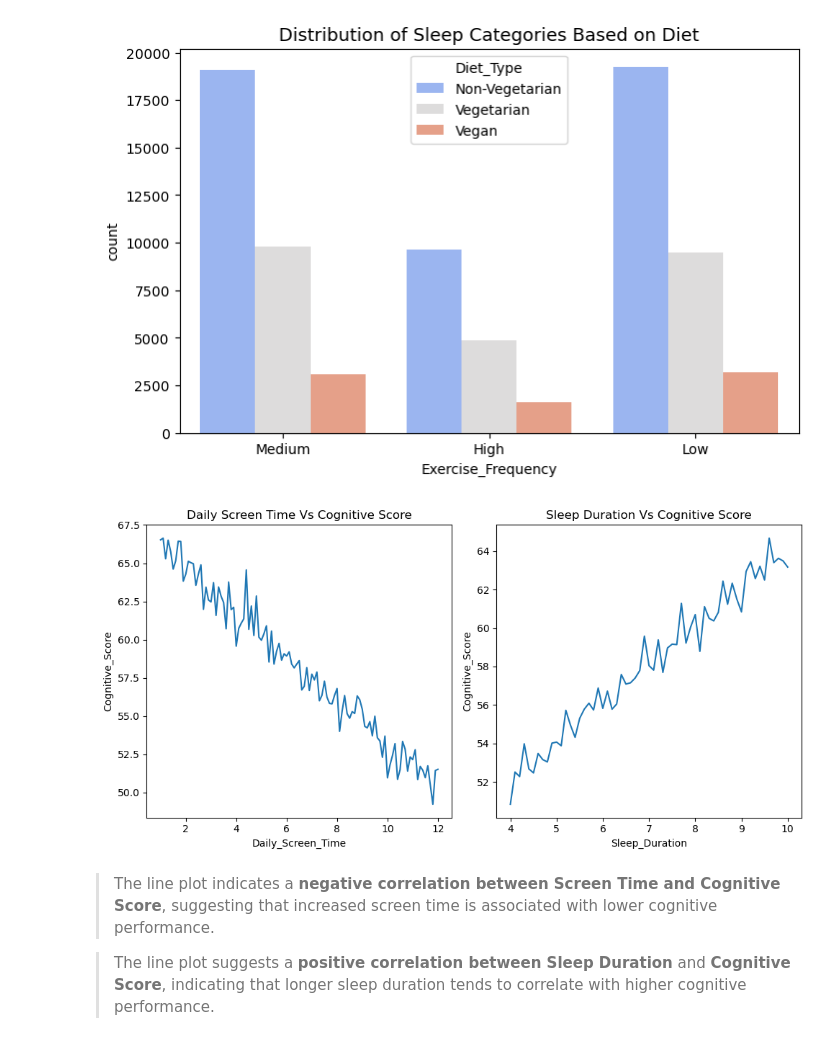
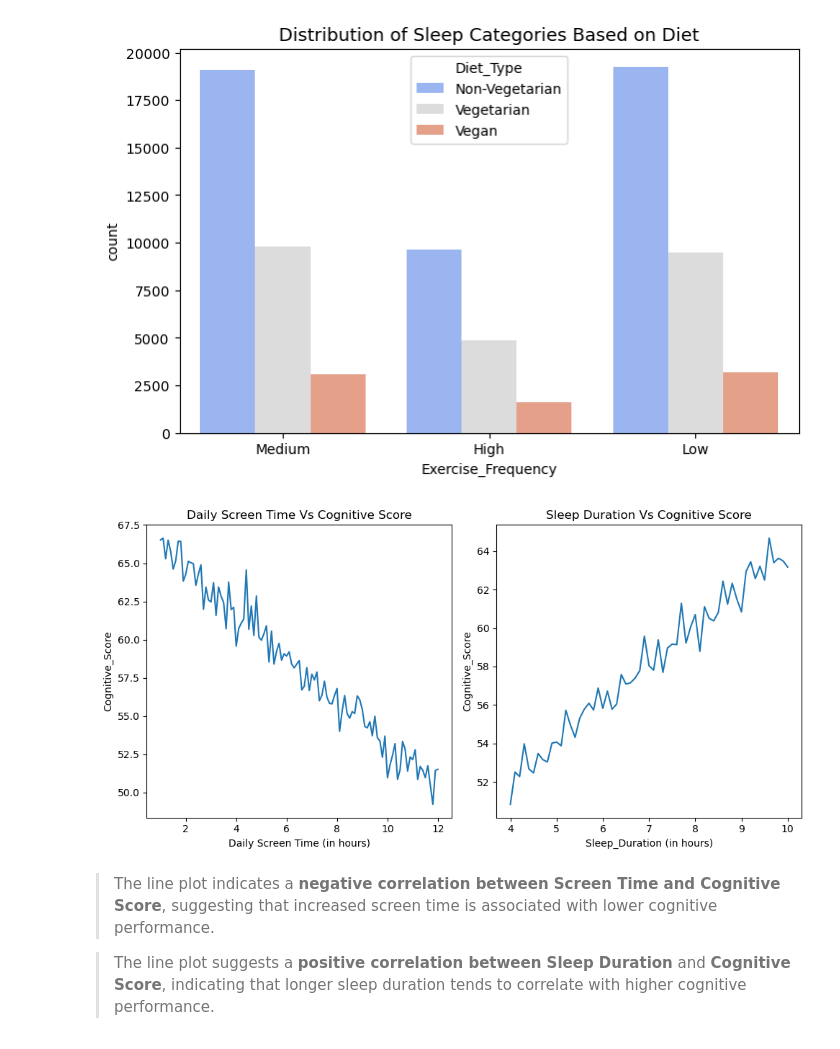
Before and after one commit to dhanyavasan/Human-Cognitive-Score-Prediction-, a Jupyter notebook: Capstone_phase_I.ipynb, the cells around one changed output. Saved outputs shown, nothing was run; the diff lists cells and outputs as text; code cells hidden in the pictures.

```diff
--- a/Capstone_phase_I.ipynb
+++ b/Capstone_phase_I.ipynb
@@ -146,20 +146,23 @@ Text(0.5, 1.0, 'Distribution of Sleep Categories Based on Diet')
 # %%
 fig, axes = plt.subplots(1, 2, figsize=(10, 5))
 
 # Example plots
 sns.lineplot(data = data, x='Daily_Screen_Time',y='Cognitive_Score', ax=axes[0], errorbar=None)
 axes[0].set_title('Daily Screen Time Vs Cognitive Score', fontsize=12)
+axes[0].set_xlabel('Daily Screen Time (in hours)')
+
 
 sns.lineplot(data = data, x='Sleep_Duration',y='Cognitive_Score',ax=axes[1],  errorbar=None )
 axes[1].set_title('Sleep Duration Vs Cognitive Score', fontsize=12)
+axes[1].set_xlabel('Sleep_Duration (in hours)')
 
 # Adjust layout for better spacing
 plt.tight_layout()
 
 # Show the plots
 plt.show()
 # %% [output]
-[figure, old version]
+[figure, new version]
 # %% [markdown]
 > The line plot indicates a **negative correlation between Screen Time and Cognitive Score**,
 suggesting that increased screen time is associated with lower cognitive performance.
```
Also changed, not shown: parts of 4 cells of this notebook.
